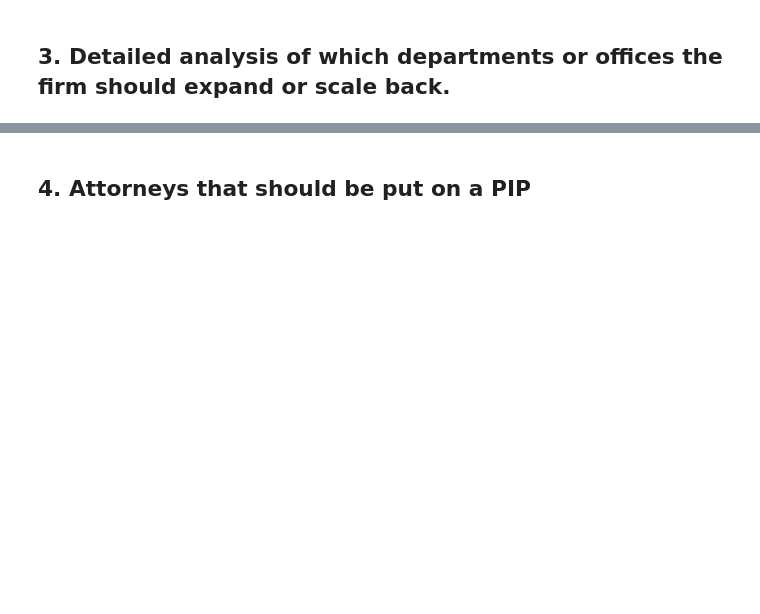
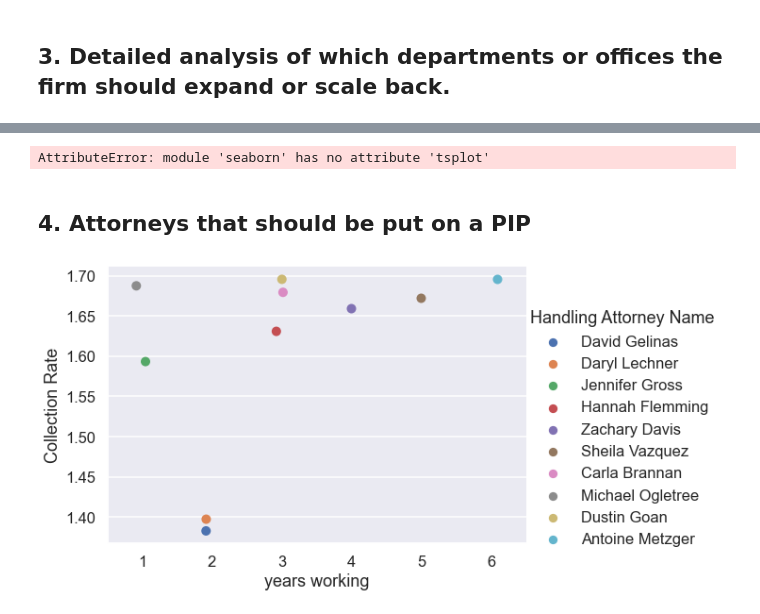
Before and after one commit to carlosiruiz/mnm-data_analyst, a Jupyter notebook: Lawfirm_Analysis.ipynb, the cells around one changed output, grey strips where cells are left out. Saved outputs shown, nothing was run; the diff lists cells and outputs as text; code cells hidden in the pictures; blank space fills up the shorter version.

```diff
--- a/Lawfirm_Analysis.ipynb
+++ b/Lawfirm_Analysis.ipynb
@@ -88,0 +124,4 @@ ax=sns.catplot(x='Office',y='value',hue='year',data=of_rev,dodge = False,kind='b
+# %%
+sns.tsplot(data = departments['revenue'], time = departments['Reolution Date'])
+# %% [output]
+AttributeError: module 'seaborn' has no attribute 'tsplot'
@@ -89,2 +130,18 @@ ax=sns.catplot(x='Office',y='value',hue='year',data=of_rev,dodge = False,kind='b
 # %% [markdown]
 ## 4. Attorneys that should be put on a PIP
+# %%
+performance=pd.merge(emp,settle,left_on='Employee ID',right_on='Handling Attorney: Employee ID')\
+[['Hire Date','Handling Attorney Name','Settlement Amount','Case Expenses','Case Number']]
+# %%
+performance['Collection Rate']=round(performance['Settlement Amount']/performance['Case Expenses'],2)
+performance['revenue']=round(performance['Settlement Amount']-performance['Case Expenses'],2)
+performance['Expense percent']=round((performance['Case Expenses']*100)/performance['Settlement Amount'])
+performance['years working']=2021-pd.DatetimeIndex(pd.to_datetime(performance['Hire Date'],format='%Y%m%d')).year
+# %%
+rates=performance[['Handling Attorney Name','revenue','Collection Rate','years working']].groupby('Handling Attorney Name').mean().reset_index()
+low_perf=rates.drop('revenue',axis=1).sort_values(by=['Collection Rate']).head(10)
+# %%
+
+ax=sns.catplot(x='years working',y='Collection Rate',hue='Handling Attorney Name', aspect=1.5,s = 10,data=low_perf, legend_out=True)
+# %% [output]
+[figure, added]
```
Also changed, not shown: parts of 17 cells of this notebook, 1 other file.
